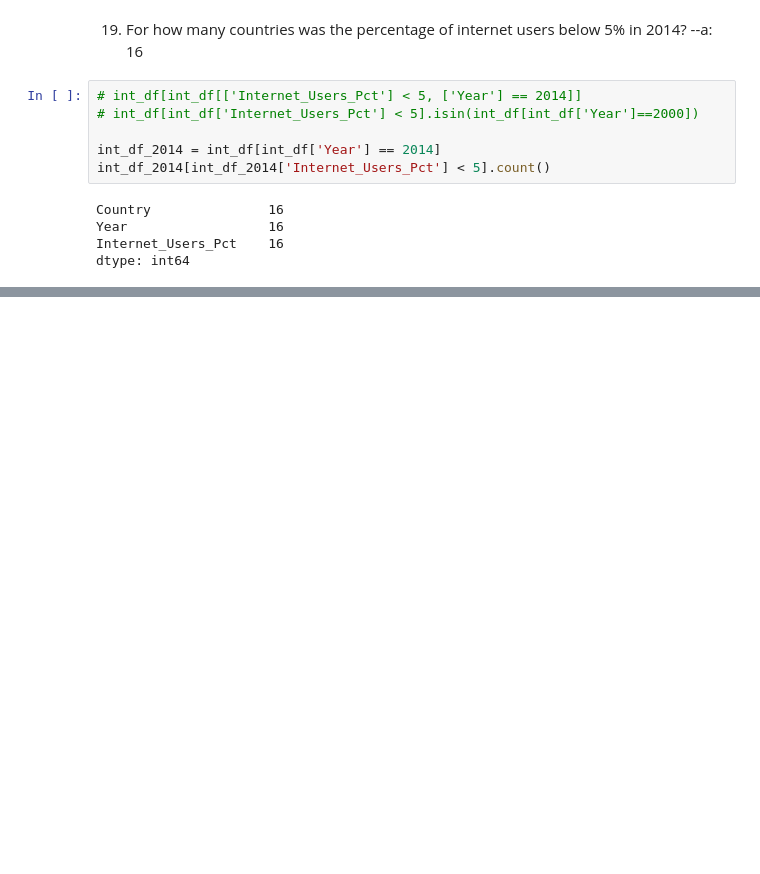
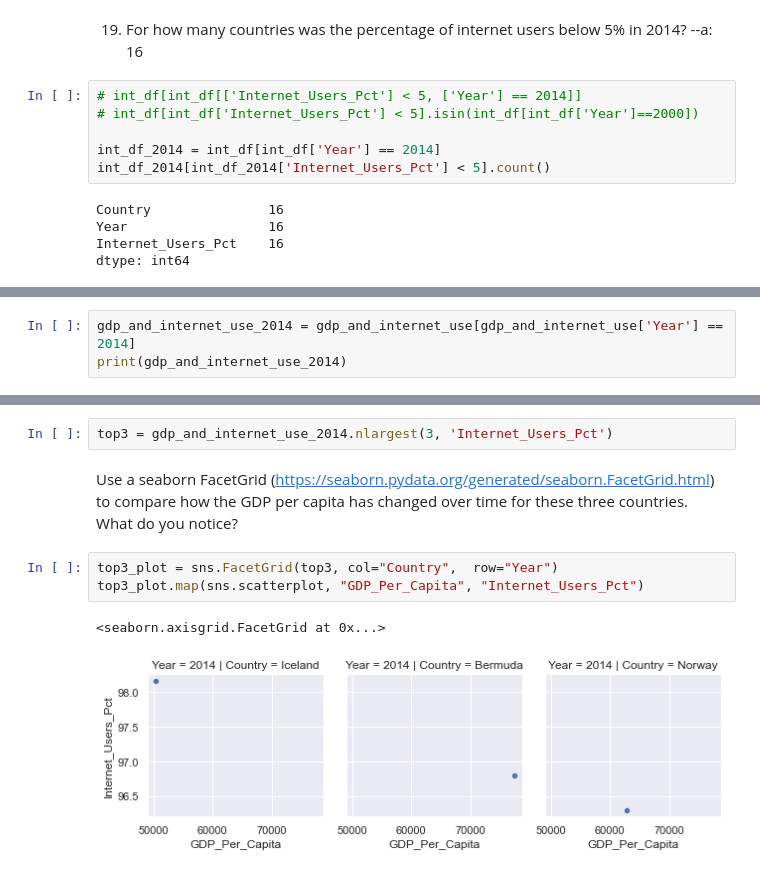
Before and after one commit to NSS-Data-Analytics-Cohort-10/gdp-and-internet-usage-t-white-21, a Jupyter notebook: notebook/un_project.ipynb, the cells around one changed output, grey strips where cells are left out. Drawn from its saved outputs; the diff is of its cells as text; blank space fills up the shorter version.

```diff
--- a/notebook/un_project.ipynb
+++ b/notebook/un_project.ipynb
@@ -550,0 +561,3 @@ print(int_df)
+# %%
+gdp_and_internet_use_2014 = gdp_and_internet_use[gdp_and_internet_use['Year'] == 2014]
+print(gdp_and_internet_use_2014)
@@ -550,0 +579,10 @@ print(int_df)
+# %%
+top3 = gdp_and_internet_use_2014.nlargest(3, 'Internet_Users_Pct')
+# %% [markdown]
+Use a seaborn FacetGrid (https://seaborn.pydata.org/generated/seaborn.FacetGrid.html) to compare how the GDP per capita has changed over time for these three countries. What do you notice?
+# %%
+top3_plot = sns.FacetGrid(top3, col="Country",  row="Year")
+top3_plot.map(sns.scatterplot, "GDP_Per_Capita", "Internet_Users_Pct")
+# %% [output]
+<seaborn.axisgrid.FacetGrid at 0x...>
+[figure, added]
```
Also changed, not shown: parts of 15 cells of this notebook.
